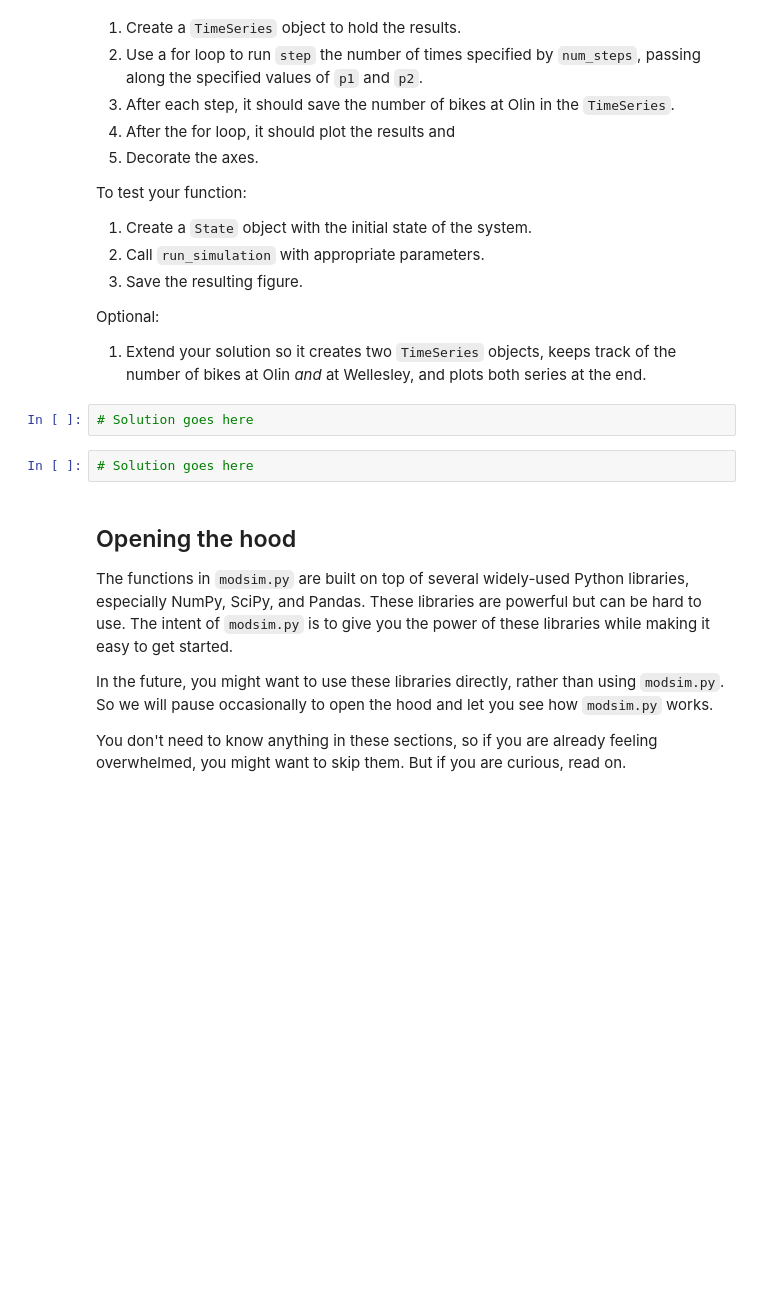
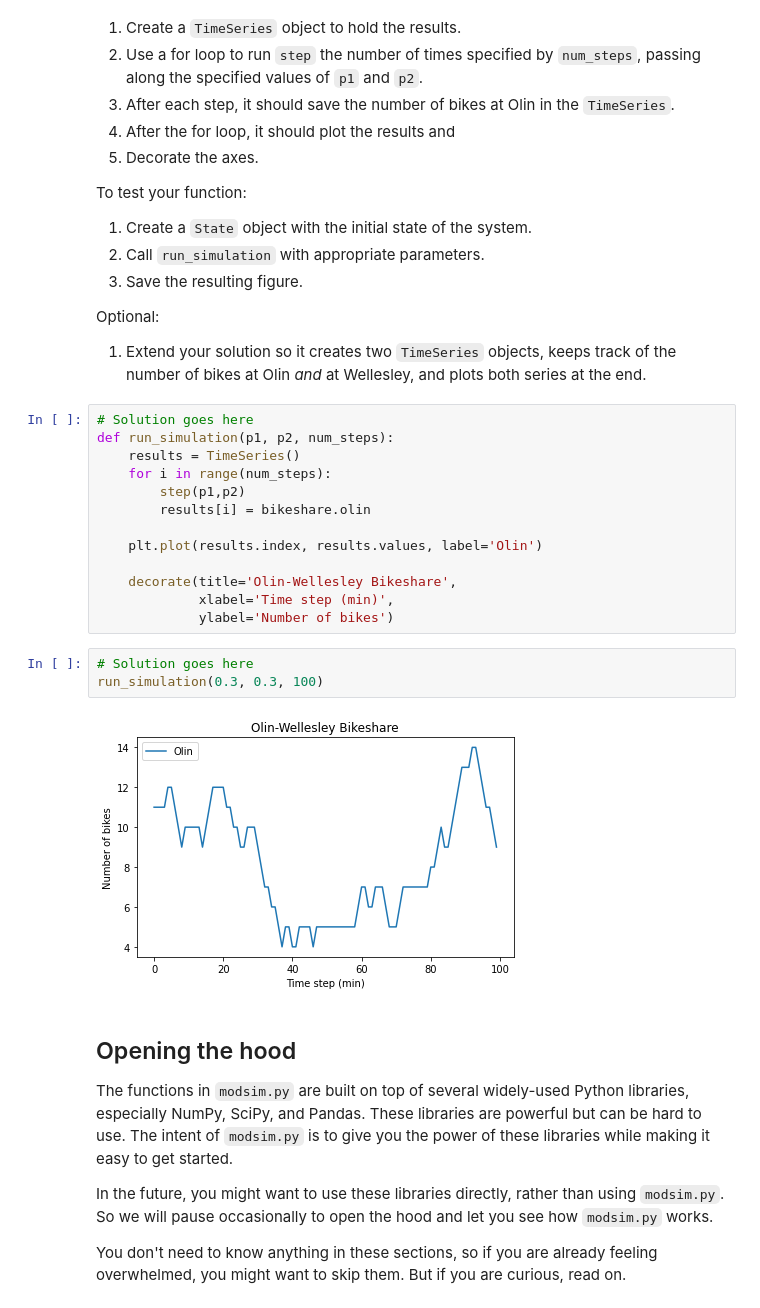
Before and after one commit to man-of-moose/ModSimPy, a Jupyter notebook: notebooks/chap02.ipynb, the cells around one changed output. Cells and saved outputs as stored; diff of their text form; blank space fills up the shorter version.

```diff
--- a/notebooks/chap02.ipynb
+++ b/notebooks/chap02.ipynb
@@ -421,10 +436,24 @@ To test your function:
 Optional:
 
 1. Extend your solution so it creates two `TimeSeries` objects, keeps track of the number of bikes at Olin *and* at Wellesley, and plots both series at the end.
+# %%
+# Solution goes here
+def run_simulation(p1, p2, num_steps):
+    results = TimeSeries()
+    for i in range(num_steps):
+        step(p1,p2)
+        results[i] = bikeshare.olin
+
+    plt.plot(results.index, results.values, label='Olin')
+
+    decorate(title='Olin-Wellesley Bikeshare',
+             xlabel='Time step (min)',
+             ylabel='Number of bikes')
 # %%
 # Solution goes here
+run_simulation(0.3, 0.3, 100)
+# %% [output]
+[figure, added]
-# %%
-# Solution goes here
 # %% [markdown]
 ## Opening the hood
 
```
Also changed, not shown: parts of 13 cells of this notebook, 2 other files.
